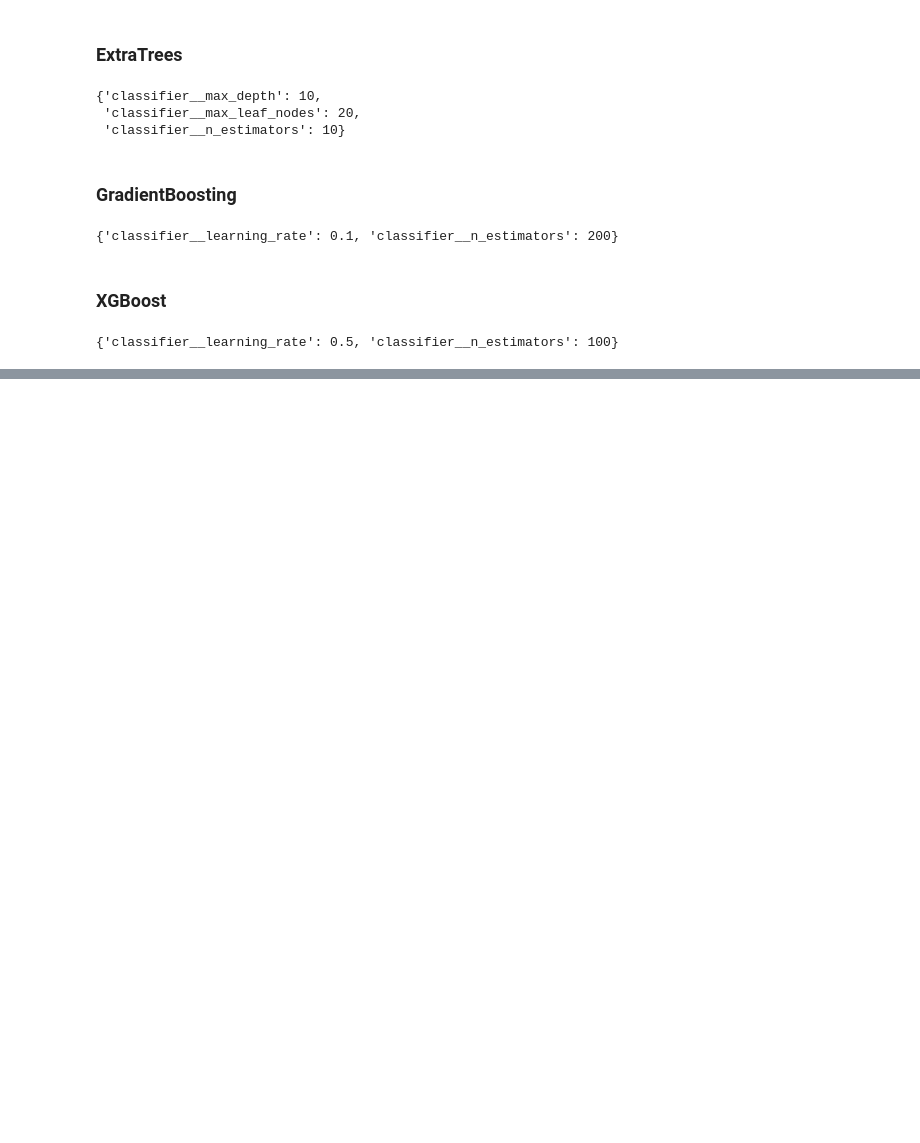
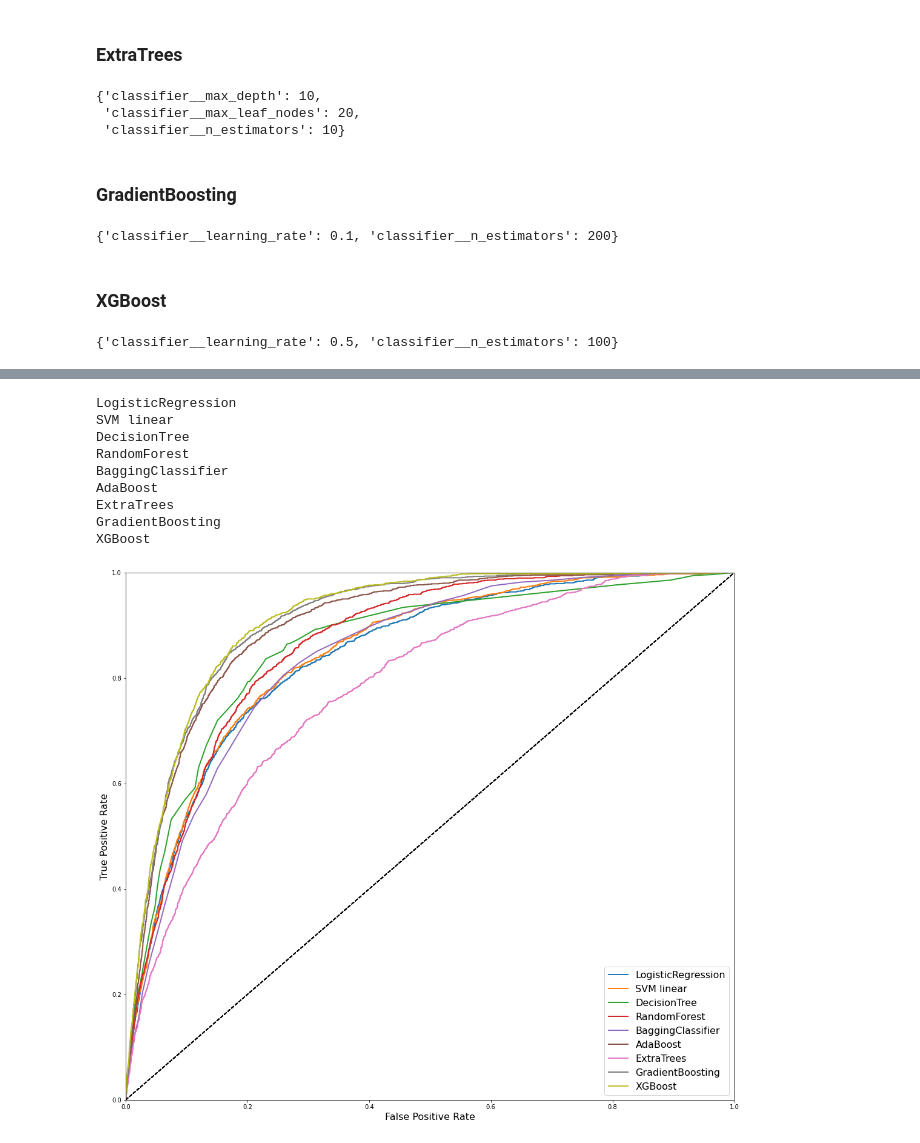
Before and after one commit to czokw1/ml-predict-bank-deposit, a Jupyter notebook: data_analysis.ipynb, the cells around one changed output, grey strips where cells are left out. Cells and saved outputs as stored; diff of their text form; code cells hidden in the pictures; blank space fills up the shorter version.

```diff
--- a/data_analysis.ipynb
+++ b/data_analysis.ipynb
@@ -936,0 +932,5 @@ XGBoost
+# %%
+### assigns data to scenario 2
+
+X_2 = X
+y_2 = y
@@ -936,0 +1189,18 @@ XGBoost
+# %%
+import xgboost
+
+pipe_9 = Pipeline([('preprocessing', StandardScaler()),
+                   ('classifier', xgboost.XGBClassifier(n_estimators=1,
+                      learning_rate=0.5,
+                      random_state=42))
+                  ])
+
+
+param_grid_9 = {'classifier__n_estimators': [50, 100, 200],
+              'classifier__learning_rate': [0.1, 0.2,0.5,0.9, 1]
+             }
+
+grid_9 = GridSearchCV(pipe_9, param_grid_9, cv=kfold, return_train_score=True)
+
+grid_9.fit(X_train, y_train)
+grid_9.best_params_
@@ -936,0 +1318,33 @@ XGBoost
+# %%
+from sklearn.metrics import roc_curve
+
+def plot_roc_curve(fpr, tpr, label=None):
+    plt.plot(fpr, tpr, linewidth=2, label=label)
+    plt.plot([0, 1], [0, 1], 'k--')
+    plt.axis([0, 1, 0, 1])
+    plt.xlabel('False Positive Rate', fontsize=16)
+    plt.ylabel('True Positive Rate', fontsize=16)
+
+plt.figure(figsize=(18, 16))
+for name, model in models:
+    print(name)
+    if (name == 'SVM linear'):
+        y_scores = model.decision_function(X_test)
+    else:
+        y_scores = model.predict_proba(X_test)[:,1]
+    fpr, tpr, thresholds = roc_curve(y_test, y_scores)
+    plot_roc_curve(fpr, tpr, name)
+
+plt.legend(loc="lower right", fontsize=16)
+plt.show()
+# %% [output]
+LogisticRegression
+SVM linear
+DecisionTree
+RandomForest
+BaggingClassifier
+AdaBoost
+ExtraTrees
+GradientBoosting
+XGBoost
+[figure, added]
```
Also changed, not shown: parts of 39 cells of this notebook.
